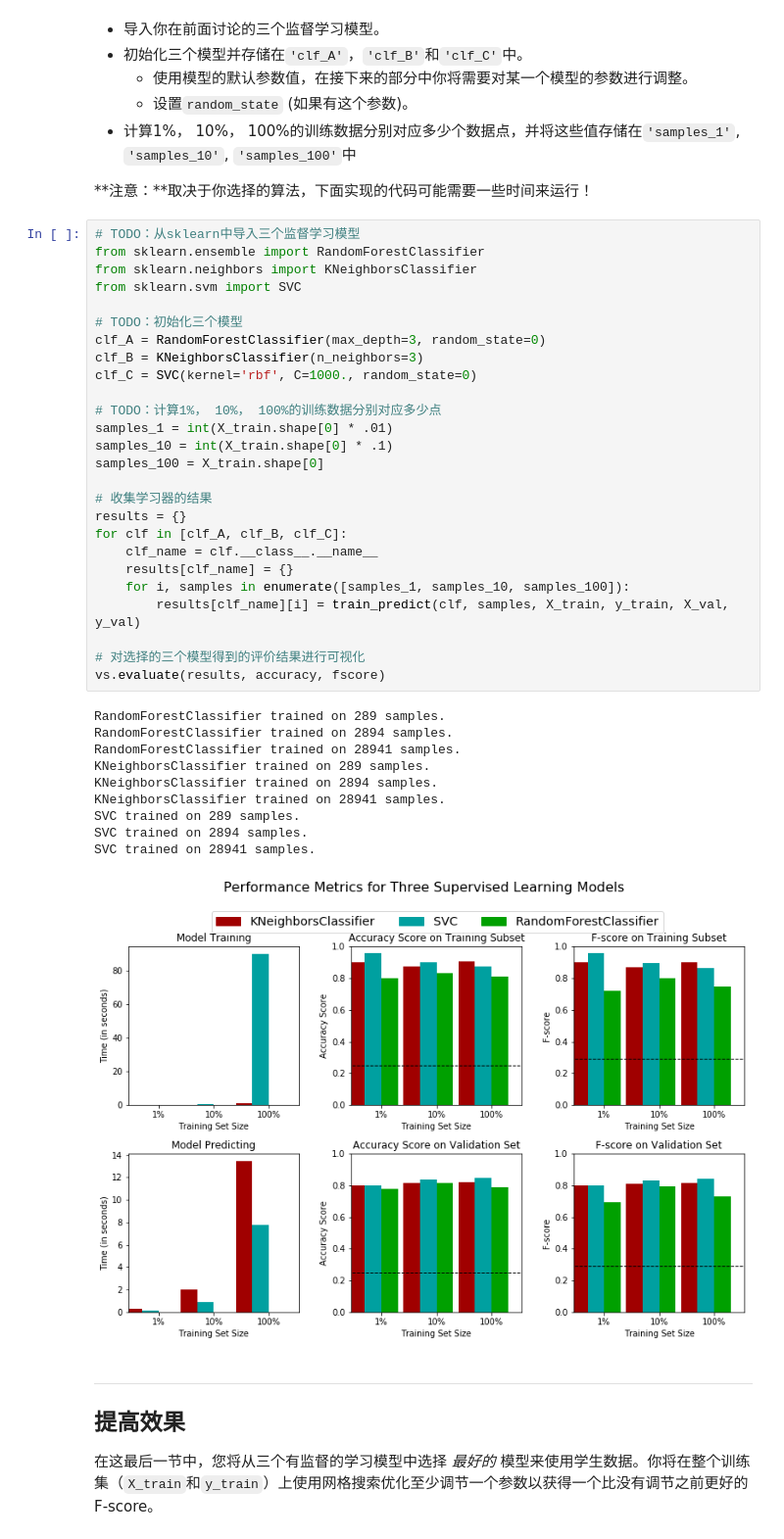
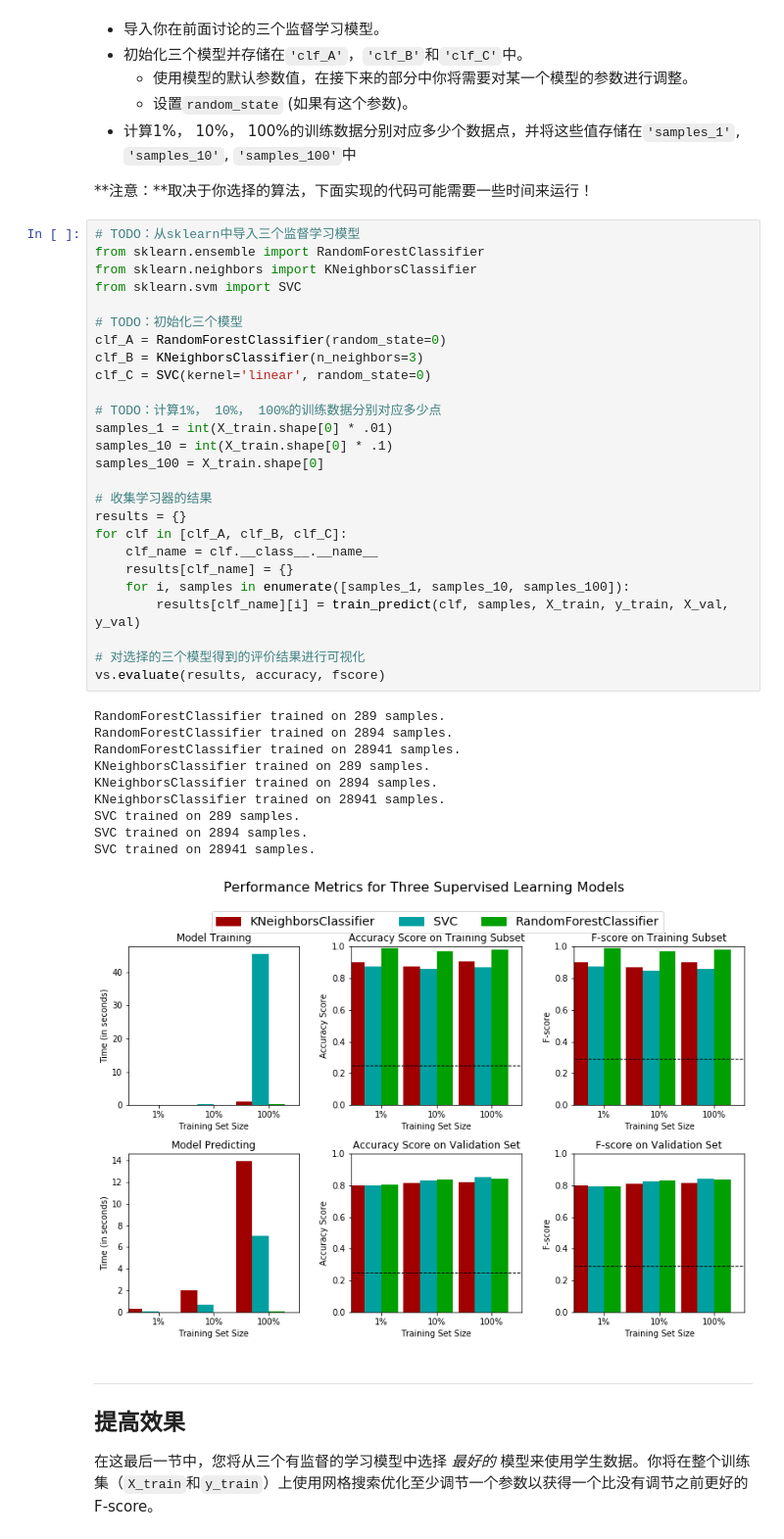
Before and after one commit to miaopei/MachineLearning, a Jupyter notebook: uda_project/P3/my_finding_donors/finding_donors.ipynb, the cells around one changed output. Shown at 98% size. Saved outputs shown, nothing was run; the diff lists cells and outputs as text.

```diff
--- a/uda_project/P3/my_finding_donors/finding_donors.ipynb
+++ b/uda_project/P3/my_finding_donors/finding_donors.ipynb
@@ -604,36 +604,36 @@ from sklearn.neighbors import KNeighborsClassifier
 from sklearn.svm import SVC
 
 # TODO：初始化三个模型
-clf_A = RandomForestClassifier(max_depth=3, random_state=0)
+clf_A = RandomForestClassifier(random_state=0)
 clf_B = KNeighborsClassifier(n_neighbors=3)
-clf_C = SVC(kernel='rbf', C=1000., random_state=0)
+clf_C = SVC(kernel='linear', random_state=0)
 
 # TODO：计算1%， 10%， 100%的训练数据分别对应多少点
 samples_1 = int(X_train.shape[0] * .01)
 samples_10 = int(X_train.shape[0] * .1)
 samples_100 = X_train.shape[0]
 
 # 收集学习器的结果
 results = {}
 for clf in [clf_A, clf_B, clf_C]:
     clf_name = clf.__class__.__name__
     results[clf_name] = {}
     for i, samples in enumerate([samples_1, samples_10, samples_100]):
         results[clf_name][i] = train_predict(clf, samples, X_train, y_train, X_val, y_val)
 
 # 对选择的三个模型得到的评价结果进行可视化
 vs.evaluate(results, accuracy, fscore)
 # %% [output]
 RandomForestClassifier trained on 289 samples.
 RandomForestClassifier trained on 2894 samples.
 RandomForestClassifier trained on 28941 samples.
 KNeighborsClassifier trained on 289 samples.
 KNeighborsClassifier trained on 2894 samples.
 KNeighborsClassifier trained on 28941 samples.
 SVC trained on 289 samples.
 SVC trained on 2894 samples.
 SVC trained on 28941 samples.
-[figure, old version]
+[figure, new version]
 # %% [markdown]
 ----
 ## 提高效果
```
Also changed, not shown: parts of 1 cell of this notebook, 2 other files.
